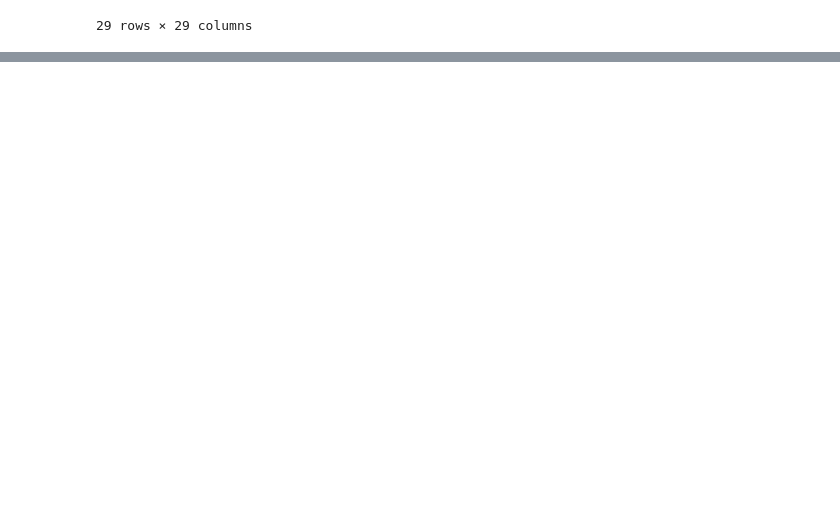
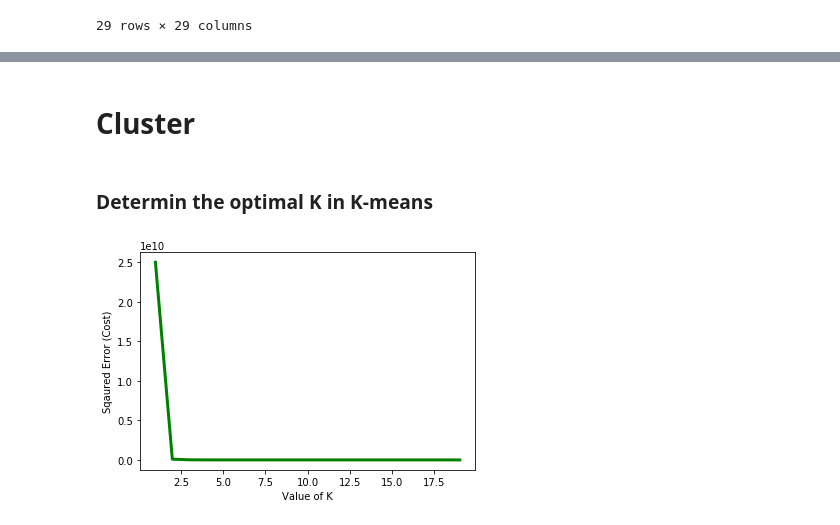
Before and after one commit to WeiquanLuo/LCA-PetFoodSupplyChain, a Jupyter notebook: lca.ipynb, the cells around one changed output, grey strips where cells are left out. Saved outputs shown, nothing was run; the diff lists cells and outputs as text; code cells hidden in the pictures; blank space fills up the shorter version.

```diff
--- a/lca.ipynb
+++ b/lca.ipynb
@@ -78,3 +78,5 @@ sns.pairplot(dat1, hue = 'Description')
 # %% [output]
 <seaborn.axisgrid.PairGrid at 0x...>
 [figure]
+# %% [markdown]
+# Cluster
@@ -80,0 +85,24 @@ sns.pairplot(dat1, hue = 'Description')
+# %%
+dat_cap = dat.loc[:, ['CO_t', 'NH3_t', 'NOx_t', 'PM10_t', 'PM2.5_t', 'SO2_t', 'VOC_t','Coal_TJ', 'NatGase_TJ', 'Petrol_TJ', 'Bio_Waste_TJ',
+       'NonFossElec_TJ','Water_Withdrawals_Kgal']]
+dat_ghg = dat.loc[:,['CO2_Fossil_t_CO2e','CO2_Process_t_CO2e', 'CH4_t_CO2e', 'N2O_t_CO2e', 'HFC_PFCs_t_CO2e','Coal_TJ', 'NatGase_TJ', 'Petrol_TJ', 'Bio_Waste_TJ',
+       'NonFossElec_TJ','Water_Withdrawals_Kgal']]
+dat_toxic = dat.loc[:,['Fugitive_kg', 'Stack_kg', 'Total_Air_kg', 'Surface_water_kg','U_ground_Water_kg', 'Land_kg', 'Offiste_kg', 'POTW_Metal_kg','POTW_Nonmetal_kg','Coal_TJ', 'NatGase_TJ', 'Petrol_TJ', 'Bio_Waste_TJ',
+       'NonFossElec_TJ','Water_Withdrawals_Kgal']]
+#input1 = dat.loc[:,['Coal_TJ', 'NatGase_TJ', 'Petrol_TJ', 'Bio_Waste_TJ',
+       #'NonFossElec_TJ','Water_Withdrawals_Kgal']]
+# %% [markdown]
+### Determin the optimal K in K-means
+# %%
+cost = []
+for i in range(1,20): #20 is the number of the sector group
+    KM = KMeans(n_clusters = i, max_iter = 500)
+    KM.fit(dat_cap)
+    cost.append(KM.inertia_)
+# %%
+plt.plot(range(1, 20), cost, color ='g', linewidth ='3')
+plt.xlabel("Value of K")
+plt.ylabel("Sqaured Error (Cost)")
+plt.show() # clear the plot
+# %% [output]
+[figure, added]
```
Also changed, not shown: parts of 10 cells of this notebook, 2 other files.
